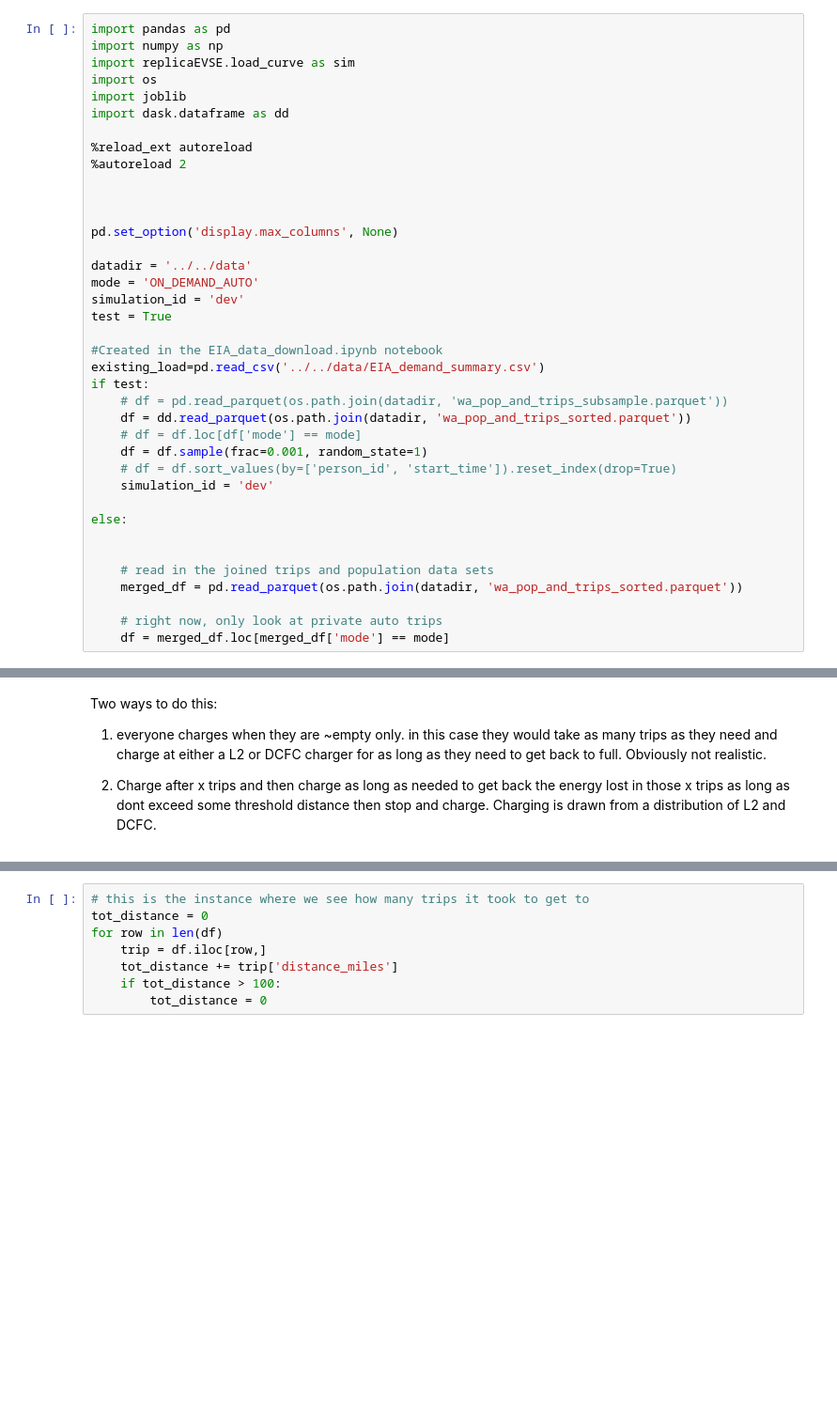
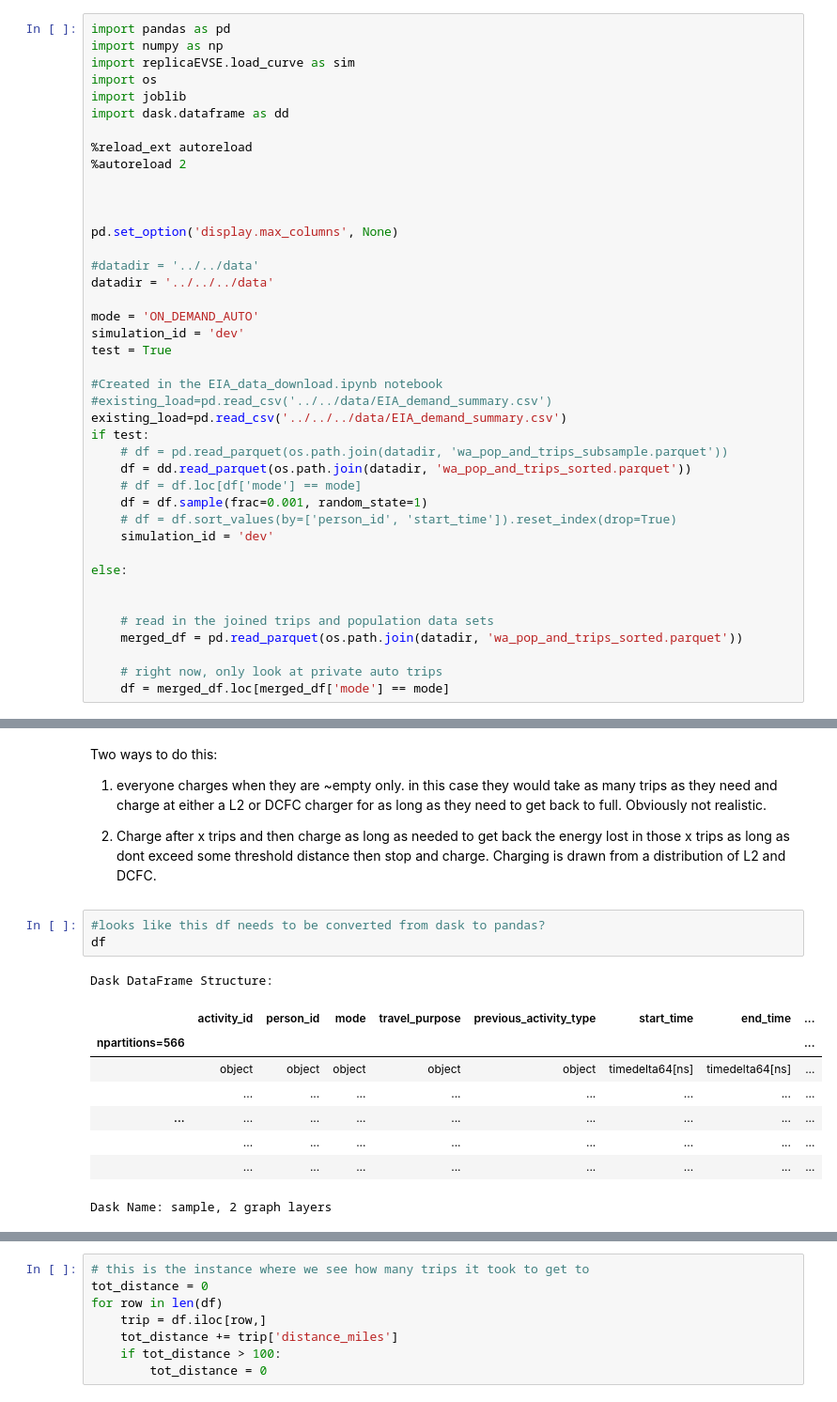
Before and after one commit to rmi-mobility-data-science/replicaEVSE, a Jupyter notebook: notebooks/tnc_dev.ipynb, the cells around one changed output, grey strips where cells are left out. Shown: that part at 94% size. Saved outputs shown, nothing was run; the diff lists cells and outputs as text; blank space fills up the shorter version.

```diff
--- a/notebooks/tnc_dev.ipynb
+++ b/notebooks/tnc_dev.ipynb
@@ -13,13 +13,16 @@ import dask.dataframe as dd
 
 pd.set_option('display.max_columns', None)
 
-datadir = '../../data'
+#datadir = '../../data'
+datadir = '../../../data'
+
 mode = 'ON_DEMAND_AUTO'
 simulation_id = 'dev'
 test = True
 
 #Created in the EIA_data_download.ipynb notebook
-existing_load=pd.read_csv('../../data/EIA_demand_summary.csv')
+#existing_load=pd.read_csv('../../data/EIA_demand_summary.csv')
+existing_load=pd.read_csv('../../../data/EIA_demand_summary.csv')
 if test:
     # df = pd.read_parquet(os.path.join(datadir, 'wa_pop_and_trips_subsample.parquet'))
     df = dd.read_parquet(os.path.join(datadir, 'wa_pop_and_trips_sorted.parquet'))
@@ -48,4 +51,17 @@ Two ways to do this:
  Obviously not realistic.
 
  2. Charge after x trips and then charge as long as needed to get back the energy lost in those x trips as long as dont exceed some threshold distance then stop and charge. Charging is drawn from a distribution of L2 and DCFC.
+# %%
+#looks like this df needs to be converted from dask to pandas?
+df
+# %% [output]
+Dask DataFrame Structure:
+|  | activity_id | person_id | mode | travel_purpose | previous_activity_type | start_time | end_time | ... |
+| npartitions=566 |  |  |  |  |  |  |  | ... |
+|  | object | object | object | object | object | timedelta64[ns] | timedelta64[ns] | ... |
+|  | ... | ... | ... | ... | ... | ... | ... | ... |
+| ... | ... | ... | ... | ... | ... | ... | ... | ... |
+|  | ... | ... | ... | ... | ... | ... | ... | ... |
+|  | ... | ... | ... | ... | ... | ... | ... | ... |
+Dask Name: sample, 2 graph layers
 # %%
```
Also changed, not shown: parts of 1 cell of this notebook, 6 other files.
